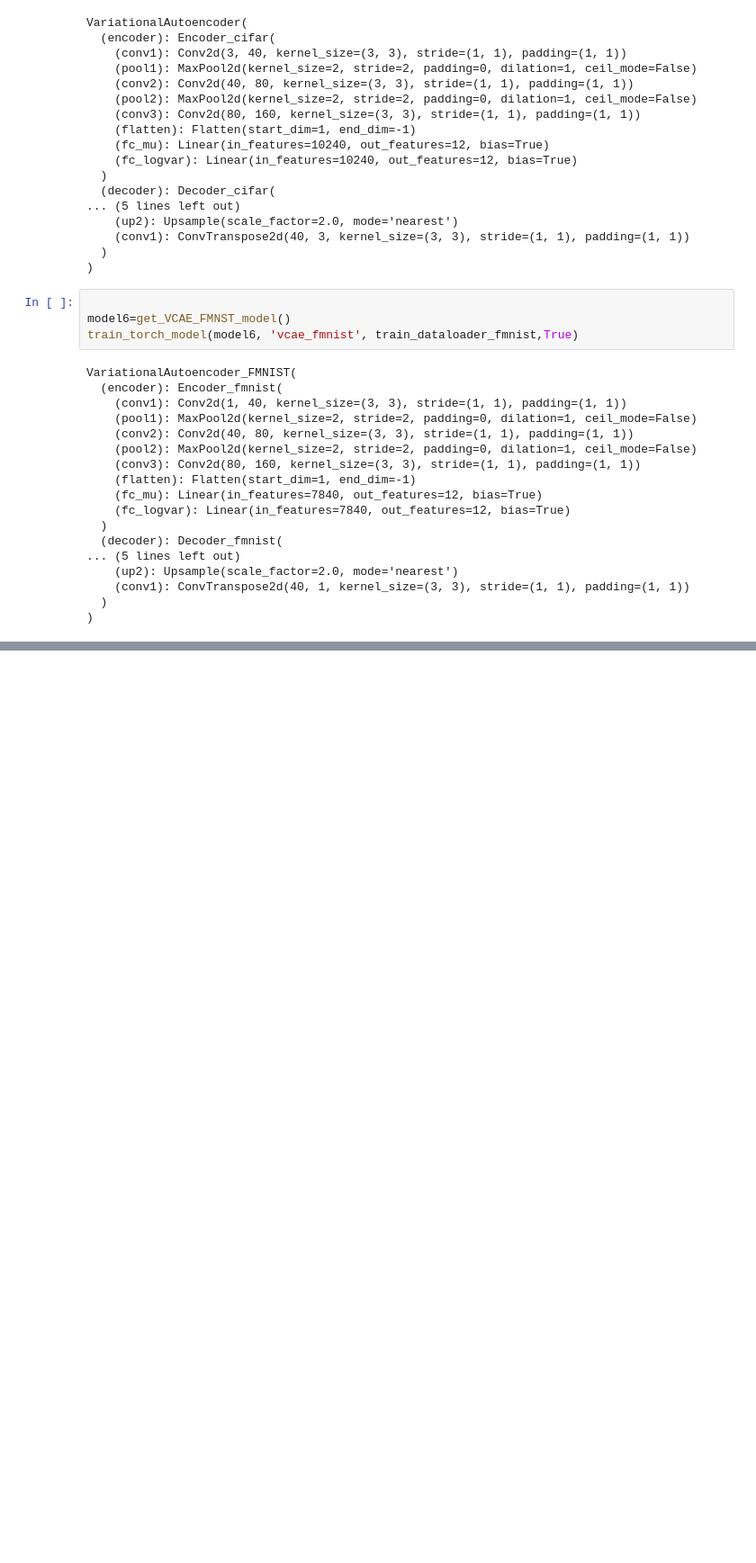
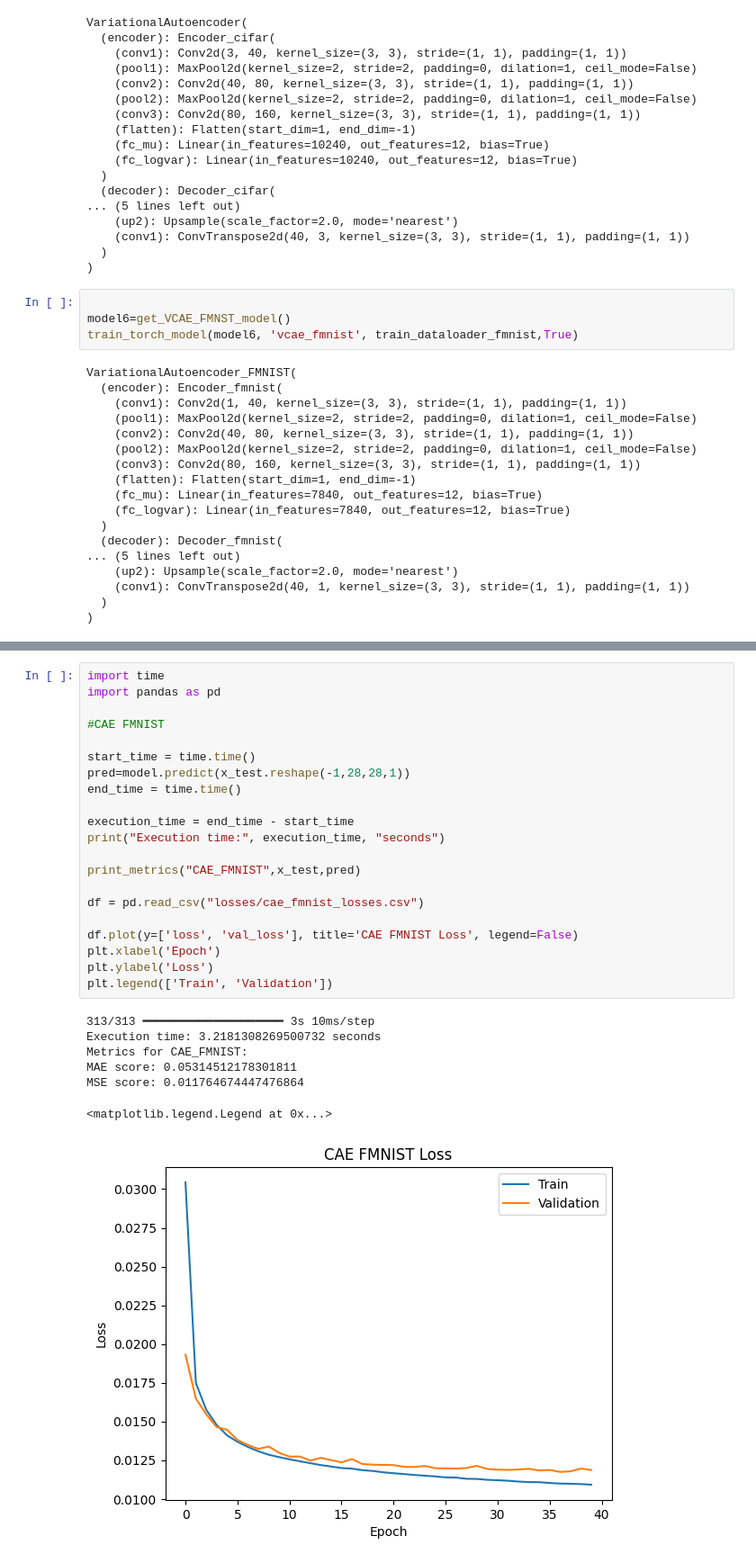
Before and after one commit to FrankDelft/MLaBP_P5, a Jupyter notebook: main.ipynb, the cells around one changed output, grey strips where cells are left out. Shown at 90% size. Saved outputs shown, nothing was run; the diff lists cells and outputs as text; blank space fills up the shorter version.

Commit message:
added more metric etc

```diff
--- a/main.ipynb
+++ b/main.ipynb
@@ -197,0 +255,29 @@ compare_fmnist_models([(model3, 'Dense', 1), (model, 'Conv', 0),(model6,'Var',0)
+# %%
+import time
+import pandas as pd
+
+#CAE FMNIST
+
+start_time = time.time()
+pred=model.predict(x_test.reshape(-1,28,28,1))
+end_time = time.time()
+
+execution_time = end_time - start_time
+print("Execution time:", execution_time, "seconds")
+
+print_metrics("CAE_FMNIST",x_test,pred)
+
+df = pd.read_csv("losses/cae_fmnist_losses.csv")
+
+df.plot(y=['loss', 'val_loss'], title='CAE FMNIST Loss', legend=False)
+plt.xlabel('Epoch')
+plt.ylabel('Loss')
+plt.legend(['Train', 'Validation'])
+# %% [output]
+313/313 ━━━━━━━━━━━━━━━━━━━━ 3s 10ms/step
+Execution time: 3.2181308269500732 seconds
+Metrics for CAE_FMNIST:
+MAE score: 0.05314512178301811
+MSE score: 0.011764674447476864
+<matplotlib.legend.Legend at 0x...>
+[figure, added]
```
Also changed, not shown: parts of 21 cells of this notebook, 3 other files.
